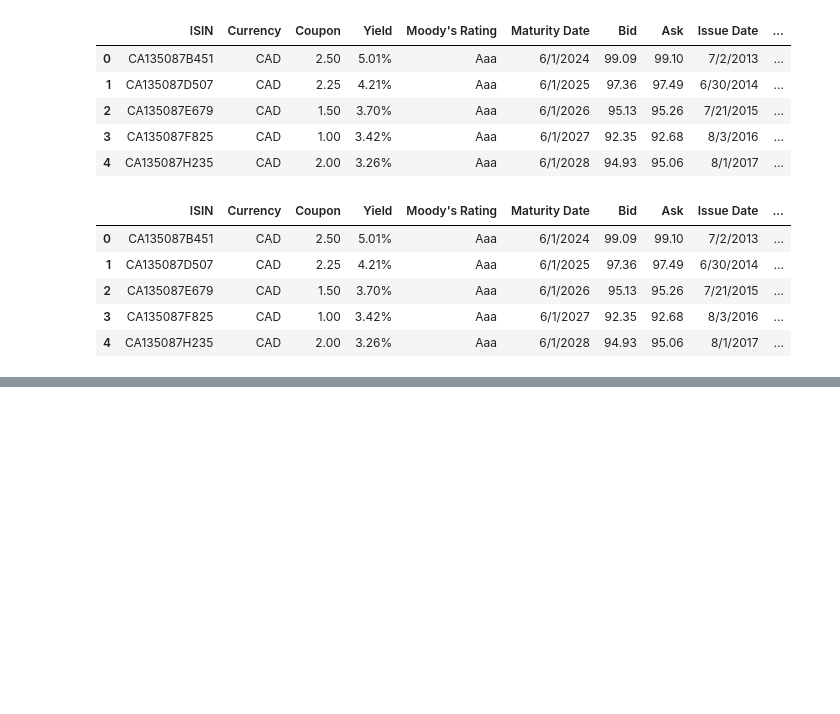
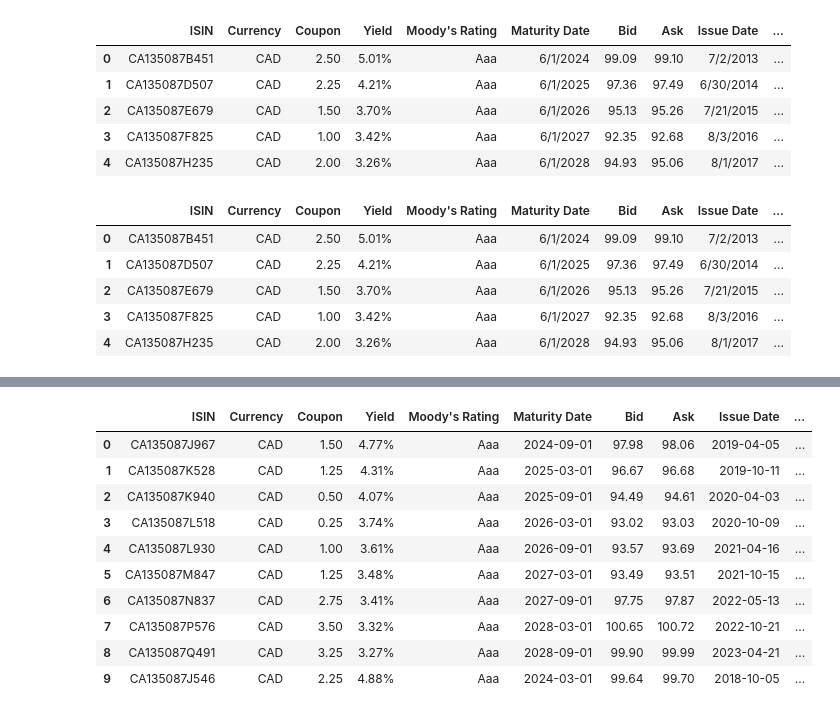
Before and after one commit to pinakin7/1856, a Jupyter notebook: Assignment 1/experiment.ipynb, the cells around one changed output, grey strips where cells are left out. Saved outputs shown, nothing was run; the diff lists cells and outputs as text; code cells hidden in the pictures; blank space fills up the shorter version.

```diff
--- a/Assignment 1/experiment.ipynb
+++ b/Assignment 1/experiment.ipynb
@@ -101,0 +171,14 @@ plot_bonds_price(data)
+# %%
+data
+# %% [output]
+|  | ISIN | Currency | Coupon | Yield | Moody's Rating | Maturity Date | Bid | Ask | Issue Date | ... |
+| 0 | CA135087J967 | CAD | 1.50 | 4.77% | Aaa | 2024-09-01 | 97.98 | 98.06 | 2019-04-05 | ... |
+| 1 | CA135087K528 | CAD | 1.25 | 4.31% | Aaa | 2025-03-01 | 96.67 | 96.68 | 2019-10-11 | ... |
+| 2 | CA135087K940 | CAD | 0.50 | 4.07% | Aaa | 2025-09-01 | 94.49 | 94.61 | 2020-04-03 | ... |
+| 3 | CA135087L518 | CAD | 0.25 | 3.74% | Aaa | 2026-03-01 | 93.02 | 93.03 | 2020-10-09 | ... |
+| 4 | CA135087L930 | CAD | 1.00 | 3.61% | Aaa | 2026-09-01 | 93.57 | 93.69 | 2021-04-16 | ... |
+| 5 | CA135087M847 | CAD | 1.25 | 3.48% | Aaa | 2027-03-01 | 93.49 | 93.51 | 2021-10-15 | ... |
+| 6 | CA135087N837 | CAD | 2.75 | 3.41% | Aaa | 2027-09-01 | 97.75 | 97.87 | 2022-05-13 | ... |
+| 7 | CA135087P576 | CAD | 3.50 | 3.32% | Aaa | 2028-03-01 | 100.65 | 100.72 | 2022-10-21 | ... |
+| 8 | CA135087Q491 | CAD | 3.25 | 3.27% | Aaa | 2028-09-01 | 99.90 | 99.99 | 2023-04-21 | ... |
+| 9 | CA135087J546 | CAD | 2.25 | 4.88% | Aaa | 2024-03-01 | 99.64 | 99.70 | 2018-10-05 | ... |
```
Also changed, not shown: parts of 8 cells of this notebook, 2 other files.
